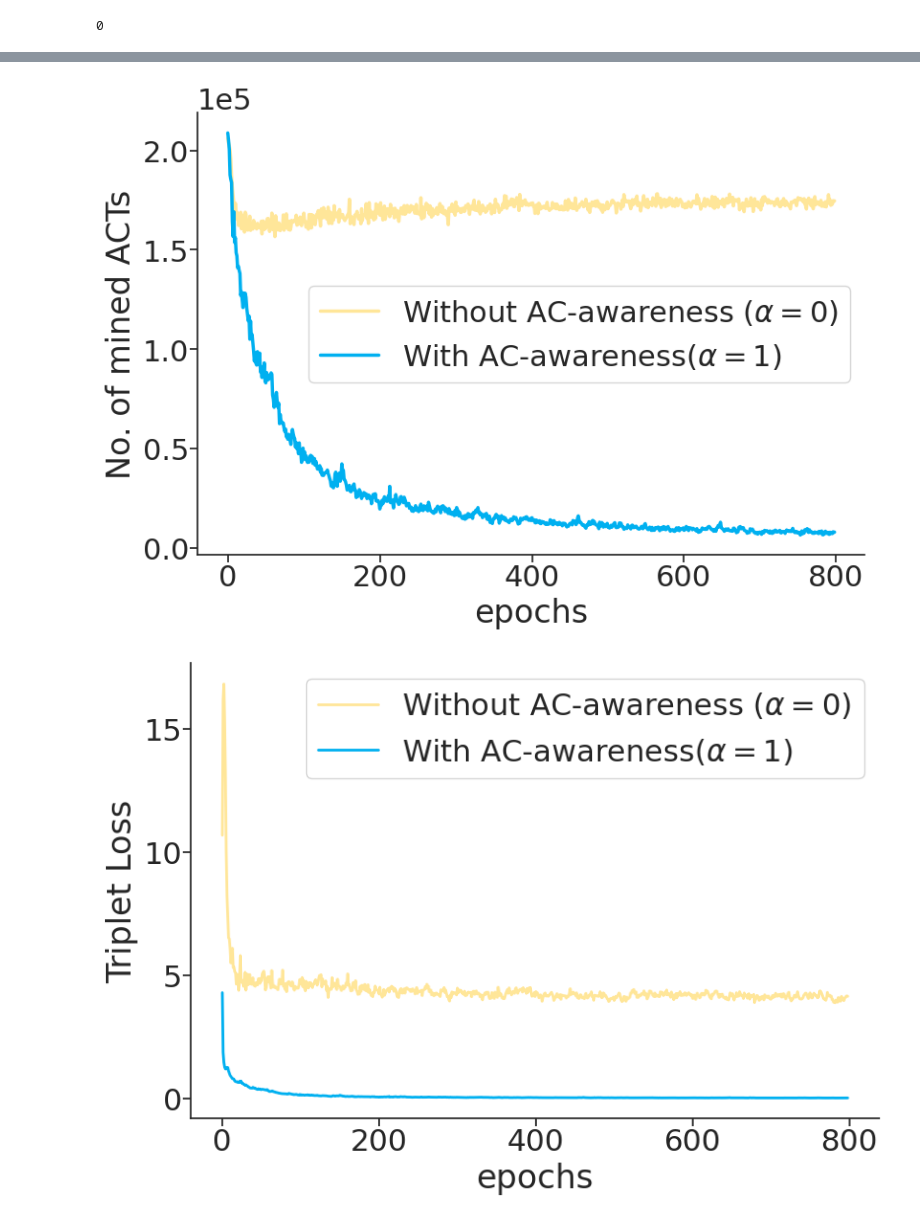
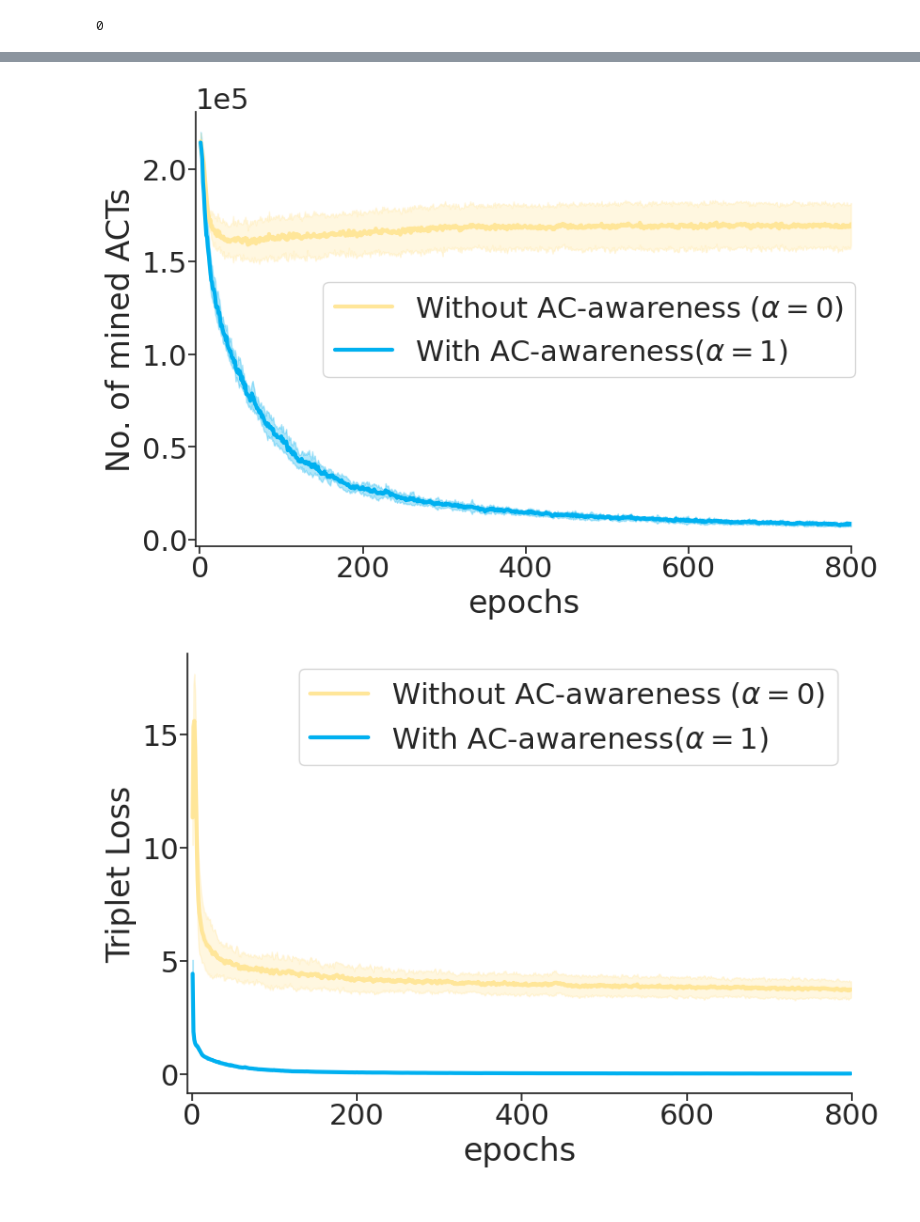
Before and after one commit to shenwanxiang/ACANet, a Jupyter notebook: experiment/00_PoC/PoC_HSSMS_loss.ipynb, the cells around one changed output, grey strips where cells are left out. Saved outputs shown, nothing was run; the diff lists cells and outputs as text; code cells hidden in the pictures.

```diff
--- a/experiment/00_PoC/PoC_HSSMS_loss.ipynb
+++ b/experiment/00_PoC/PoC_HSSMS_loss.ipynb
@@ -219,0 +380,27 @@ fig.savefig('./Test_RMSE.svg' , bbox_inches='tight', dpi=400)
+# %%
+fig, ax = plt.subplots(figsize=(9, 6))
+colors = ['#FFE699','#00B0F0']
+
+
+y = 'test_rmse'
+
+n1 = r'With AC-awareness($\alpha=1$)'
+n2 = r'Without AC-awareness ($\alpha = 0 $)'
+
+
+dfp = df2.groupby('Epoch').mean()[y].to_frame(name = n2).join(df1.groupby('Epoch').mean()[y].to_frame(name = n1)).rolling(1).mean()
+dfp_std = df2.groupby('Epoch').std()[y].to_frame(name = n2).join(df1.groupby('Epoch').std()[y].to_frame(name = n1)).rolling(1).mean()
+
+dfp.plot(lw = 2, ax=ax,color = colors, alpha =1)
+ax.fill_between(dfp.index, (dfp - dfp_std)[n1], (dfp + dfp_std)[n1], color=colors[1], alpha=0.2)
+ax.fill_between(dfp.index, (dfp - dfp_std)[n2], (dfp + dfp_std)[n2], color=colors[0], alpha=0.2)
+
+ax.set_ylim(0.60, 1.0)
+ax.set_ylabel('Test RMSE')
+ax.set_xlabel('epochs')
+ax.spines[['right', 'top']].set_visible(False)
+
+ax.set_xlim(1,800)
+
+ax.tick_params(left='off', labelleft='on', labelbottom='on', bottom = 'off',  pad=.5,)
+fig.savefig('./Test_RMSE.svg' , bbox_inches='tight', dpi=400)
@@ -220,27 +409,48 @@ fig.savefig('./Test_RMSE.svg' , bbox_inches='tight', dpi=400)
 # %%
 fig, ax = plt.subplots(figsize=(9, 6))
-dfp = df2.n_pos_triplets.to_frame(name = n2).join(df1.n_pos_triplets.to_frame(name = n1)).rolling(1).mean()
-dfp.plot(lw = 2.5, ax=ax,color = colors )
+
+
+y = 'n_pos_triplets'
+
+dfp = df2.groupby('Epoch').mean()[y].to_frame(name = n2).join(df1.groupby('Epoch').mean()[y].to_frame(name = n1)).rolling(1).mean()
+dfp_std = df2.groupby('Epoch').std()[y].to_frame(name = n2).join(df1.groupby('Epoch').std()[y].to_frame(name = n1)).rolling(1).mean()
+
+dfp.plot(lw = 3, ax=ax,color = colors, alpha =1)
+ax.fill_between(dfp.index, (dfp - dfp_std)[n1], (dfp + dfp_std)[n1], color=colors[1], alpha=0.3)
+ax.fill_between(dfp.index, (dfp - dfp_std)[n2], (dfp + dfp_std)[n2], color=colors[0], alpha=0.3)
+
+ax.legend(loc='center', bbox_to_anchor=(0.6, 0.5))
 
 ax.spines[['right', 'top']].set_visible(False)
 plt.ticklabel_format(axis='y', style='sci', scilimits=(0,0))
 ax.set_ylabel('No. of mined ACTs')
 ax.set_xlabel('epochs')
 ax.tick_params(left='off', labelleft='on', labelbottom='on', bottom = 'off',  pad=.5,)
+ax.set_xlim(-5,800)
+
+
 fig.savefig('./Number_of_mined_ACTs_during_training.svg' , bbox_inches='tight', dpi=400)
 # %% [output]
-[figure, old version]
+[figure, new version]
 # %%
 fig, ax = plt.subplots(figsize=(9, 6))
-dfp = df2.train_triplet_loss.to_frame(name = n2).join(df1.train_triplet_loss.to_frame(name =n1))
-dfp.plot(lw = 2, ax=ax,color = colors )
+y = 'train_triplet_loss'
+dfp = df2.groupby('Epoch').mean()[y].to_frame(name = n2).join(df1.groupby('Epoch').mean()[y].to_frame(name = n1)).rolling(1).mean()
+dfp_std = df2.groupby('Epoch').std()[y].to_frame(name = n2).join(df1.groupby('Epoch').std()[y].to_frame(name = n1)).rolling(1).mean()
+
+dfp.plot(lw = 3, ax=ax,color = colors, alpha =1)
+ax.fill_between(dfp.index, (dfp - dfp_std)[n1], (dfp + dfp_std)[n1], color=colors[1], alpha=0.3)
+ax.fill_between(dfp.index, (dfp - dfp_std)[n2], (dfp + dfp_std)[n2], color=colors[0], alpha=0.3)
+
 ax.spines[['right', 'top']].set_visible(False)
+ax.set_xlim(-5,800)
+
 
 ax.set_ylabel('Triplet Loss')
 ax.set_xlabel('epochs')
 ax.tick_params(left='off', labelleft='on', labelbottom='on', bottom = 'off',  pad=.5,)
 fig.savefig('./Triplet_loss_during_training.svg', bbox_inches='tight', dpi=400)
 # %% [output]
-[figure, old version]
+[figure, new version]
 # %%
 fig, ax = plt.subplots(figsize=(9, 6))
```
Also changed, not shown: parts of 13 cells of this notebook, 6 other files.
